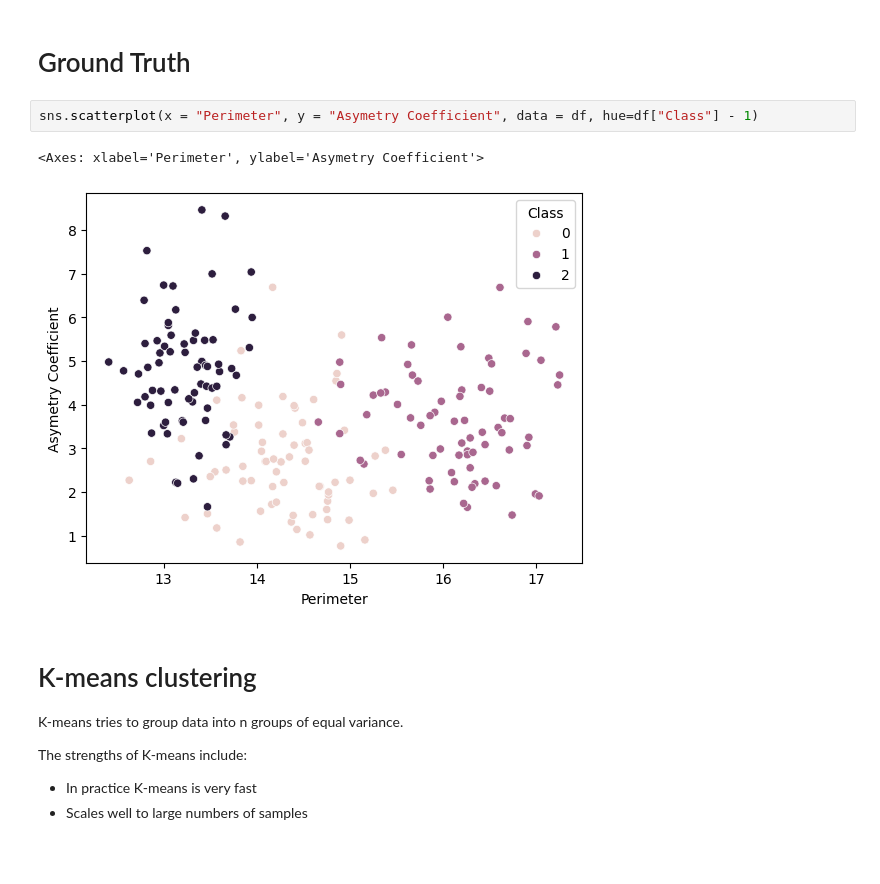
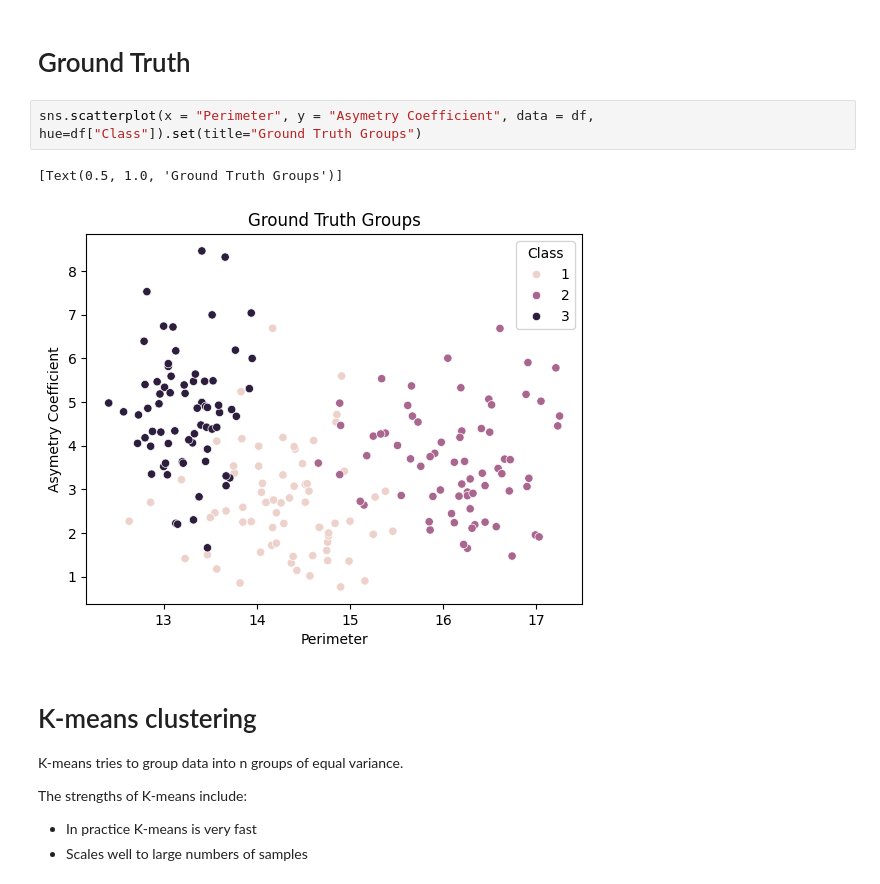
Before and after one commit to ccozad/ml-reference-designs, a Jupyter notebook: clustering/kmeans_clustering.ipynb, the cells around one changed output. Saved outputs shown, nothing was run; the diff lists cells and outputs as text; blank space fills up the shorter version.

```diff
--- a/clustering/kmeans_clustering.ipynb
+++ b/clustering/kmeans_clustering.ipynb
@@ -38,10 +38,10 @@ sns.pairplot(df, hue="Class")
 # %% [markdown]
 # Ground Truth
 # %%
-sns.scatterplot(x = "Perimeter", y = "Asymetry Coefficient", data = df, hue=df["Class"] - 1)
+sns.scatterplot(x = "Perimeter", y = "Asymetry Coefficient", data = df, hue=df["Class"]).set(title="Ground Truth Groups")
 # %% [output]
-<Axes: xlabel='Perimeter', ylabel='Asymetry Coefficient'>
+[Text(0.5, 1.0, 'Ground Truth Groups')]
-[figure, old version]
+[figure, new version]
 # %% [markdown]
 # K-means clustering
 
```
Also changed, not shown: parts of 1 cell of this notebook.
